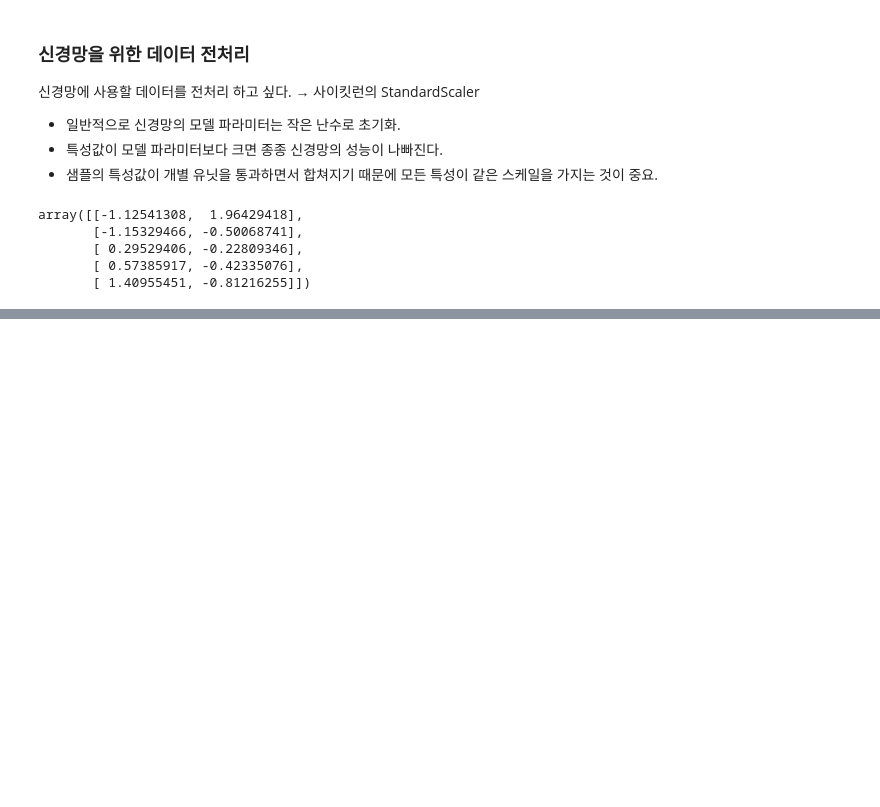
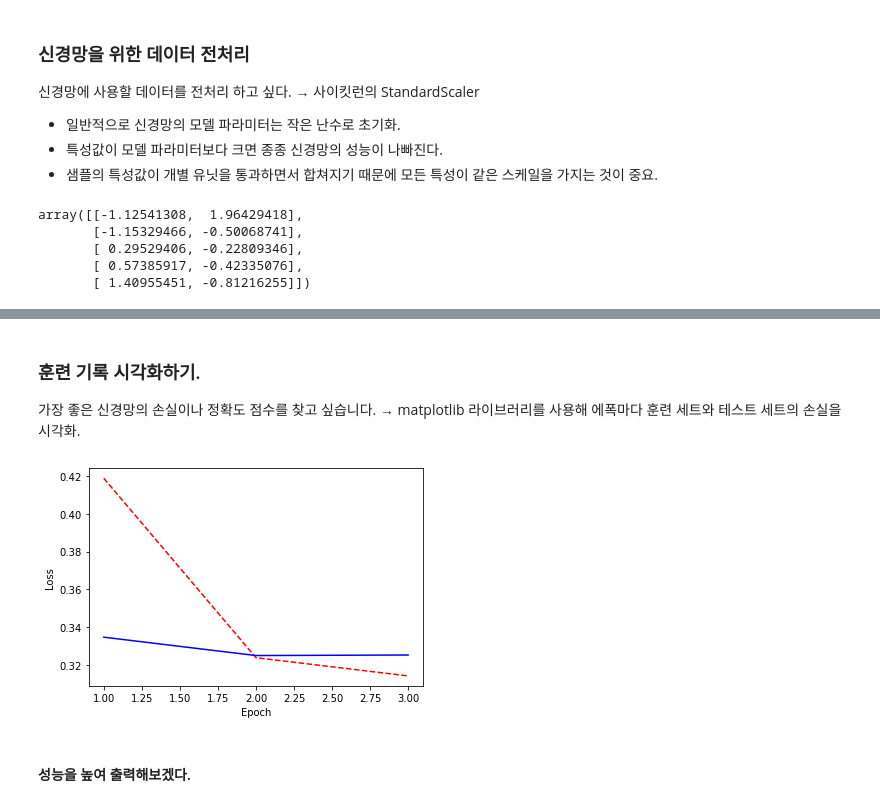
Before and after one commit to StatPage/Machine-Learning-with-Python-summary, a Jupyter notebook: 신경망.ipynb, the cells around one changed output, grey strips where cells are left out. Drawn from its saved outputs; the diff is of its cells as text; code cells hidden in the pictures; blank space fills up the shorter version.

```diff
--- a/신경망.ipynb
+++ b/신경망.ipynb
@@ -95,19 +107,19 @@ number_of_features = 1000
 
 # 영화 리뷰 데이터에서 훈련 데이터와 타깃 벡터를 로드합니다.
 (data_train, target_train), (data_test, target_test) = imdb.load_data(
-    num_words=number_of_features)
+    num_words=number_of_features)   # feature의 숫자를 정해줌.
 
 # 영화 리뷰 데이터를 원-핫 인코딩된 특성 행렬로 변환합니다.
 tokenizer = Tokenizer(num_words=number_of_features)
 features_train = tokenizer.sequences_to_matrix(data_train, mode="binary")
+print(features_train)
 features_test = tokenizer.sequences_to_matrix(data_test, mode="binary")
 
 # 신경망 모델을 만듭니다.
 network = models.Sequential()
 
 # 렐루 활성화 함수를 사용한 완전 연결 층을 추가합니다.
-network.add(layers.Dense(units=16, activation="relu", input_shape=(
-    number_of_features,)))
+network.add(layers.Dense(units=16, activation="relu", input_shape=(number_of_features,)))
 
 # 렐루 활성화 함수를 사용한 완전 연결 층을 추가합니다.
 network.add(layers.Dense(units=16, activation="relu"))
@@ -136,0 +156,12 @@ Epoch 3/3
+# %%
+# 신경망의 모델 설정을 완료합니다.
+network.compile(loss="binary_crossentropy", # 크로스 엔트로피
+                optimizer="rmsprop") # 옵티마이저
+
+# 신경망을 훈련합니다.
+history = network.fit(features_train, # 특성
+                      target_train, # 타깃 벡터
+                      epochs=3, # 에포크 횟수
+                      verbose=1, # 에포크 과정을 출력합니다.
+                      batch_size=100, # 배치의 샘플 개수
+                      validation_data=(features_test, target_test)) # 테스트 데이터
@@ -136,0 +197,23 @@ Epoch 3/3
+# %% [markdown]
+### 훈련 기록 시각화하기.
+가장 좋은 신경망의 손실이나 정확도 점수를 찾고 싶습니다. → matplotlib 라이브러리를 사용해 에폭마다 훈련 세트와 테스트 세트의 손실을 시각화.
+# %%
+import matplotlib.pyplot as plt
+
+# 훈련 손실과 테스트 손실의 기록을 저장.
+train_loss = history.history["loss"]
+test_loss = history.history["val_loss"]
+
+# 에폭 횟수를 사용해 카운트 객체를 만든다.
+epoch_count = range(1, len(train_loss)+1)
+
+# 손실값 시각화.
+plt.plot(epoch_count, train_loss, "r--")
+plt.plot(epoch_count, test_loss, 'b-')
+plt.xlabel("Epoch")
+plt.ylabel("Loss")
+plt.show()
+# %% [output]
+[figure, added]
+# %% [markdown]
+#### 성능을 높여 출력해보겠다.
```
Also changed, not shown: parts of 12 cells of this notebook.
